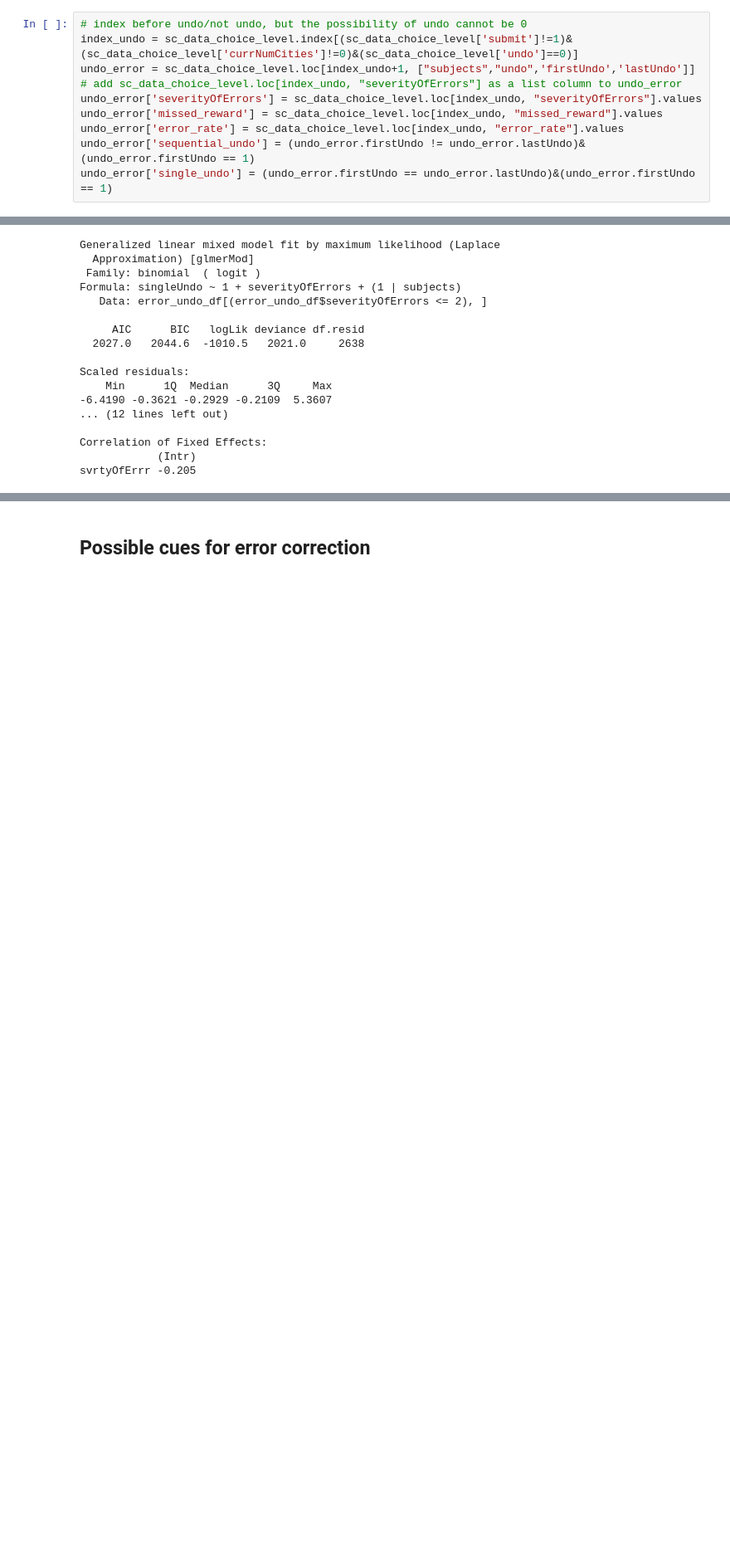
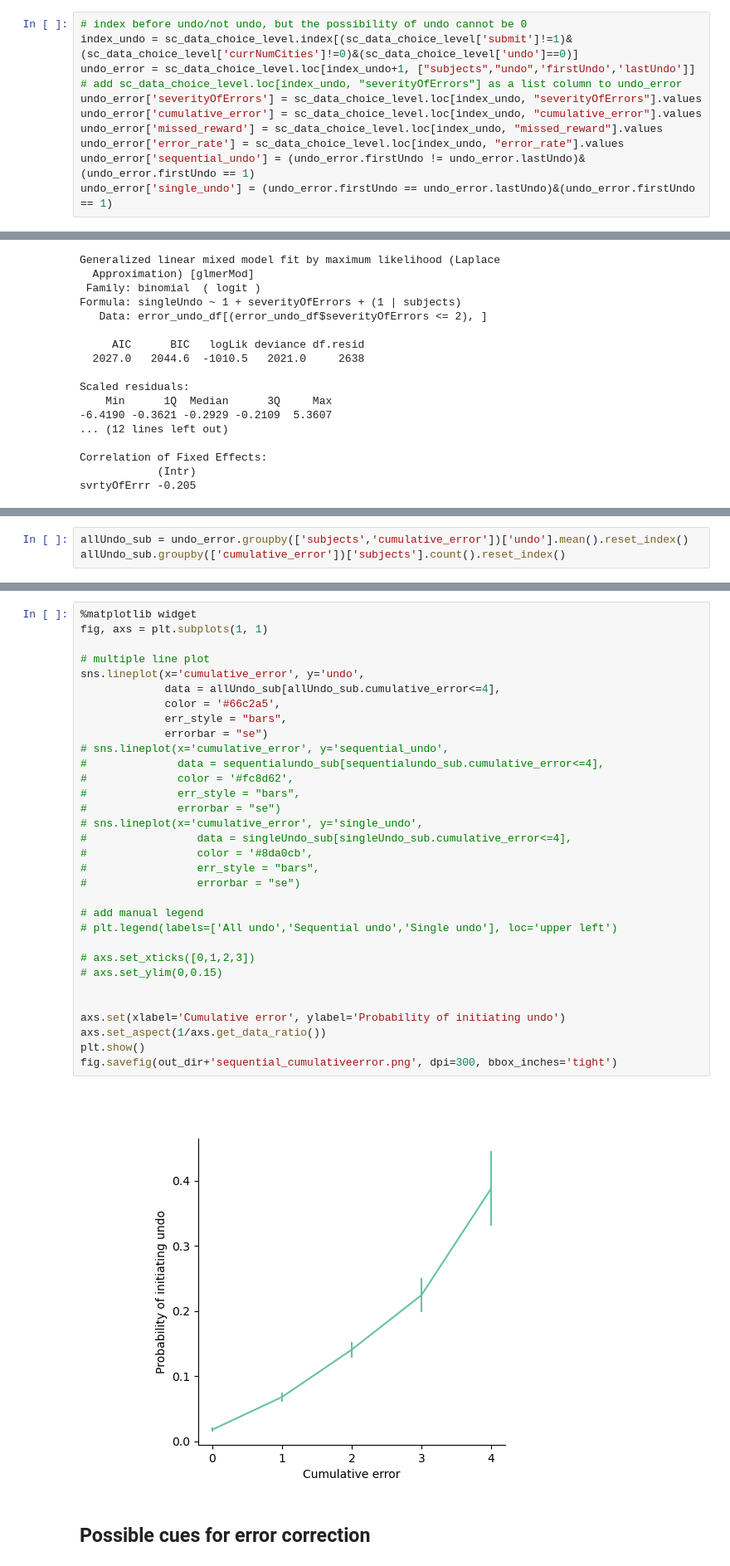
Before and after one commit to sherrybao222/Road_Construction, a Jupyter notebook: analysis/online_2022/final_figures.ipynb, the cells around one changed output, grey strips where cells are left out. Shown at 83% size. Drawn from its saved outputs; the diff is of its cells as text; blank space fills up the shorter version.

```diff
--- a/analysis/online_2022/final_figures.ipynb
+++ b/analysis/online_2022/final_figures.ipynb
@@ -1045,6 +1045,7 @@ index_undo = sc_data_choice_level.index[(sc_data_choice_level['submit']!=1)&(sc_
 undo_error = sc_data_choice_level.loc[index_undo+1, ["subjects","undo",'firstUndo','lastUndo']]
 # add sc_data_choice_level.loc[index_undo, "severityOfErrors"] as a list column to undo_error
 undo_error['severityOfErrors'] = sc_data_choice_level.loc[index_undo, "severityOfErrors"].values
+undo_error['cumulative_error'] = sc_data_choice_level.loc[index_undo, "cumulative_error"].values
 undo_error['missed_reward'] = sc_data_choice_level.loc[index_undo, "missed_reward"].values
 undo_error['error_rate'] = sc_data_choice_level.loc[index_undo, "error_rate"].values
 undo_error['sequential_undo'] = (undo_error.firstUndo != undo_error.lastUndo)&(undo_error.firstUndo == 1)
@@ -1494,0 +1498,3 @@ svrtyOfErrr -0.205
+# %%
+allUndo_sub = undo_error.groupby(['subjects','cumulative_error'])['undo'].mean().reset_index()
+allUndo_sub.groupby(['cumulative_error'])['subjects'].count().reset_index()
@@ -1495,3 +1537,37 @@ svrtyOfErrr -0.205
+# %%
+%matplotlib widget
+fig, axs = plt.subplots(1, 1)
+
+# multiple line plot
+sns.lineplot(x='cumulative_error', y='undo',
+             data = allUndo_sub[allUndo_sub.cumulative_error<=4],
+             color = '#66c2a5',
+             err_style = "bars",
+             errorbar = "se")
+# sns.lineplot(x='cumulative_error', y='sequential_undo',
+#              data = sequentialundo_sub[sequentialundo_sub.cumulative_error<=4],
+#              color = '#fc8d62',
+#              err_style = "bars",
+#              errorbar = "se")
+# sns.lineplot(x='cumulative_error', y='single_undo',
+#                 data = singleUndo_sub[singleUndo_sub.cumulative_error<=4],
+#                 color = '#8da0cb',
+#                 err_style = "bars",
+#                 errorbar = "se")
+
+# add manual legend
+# plt.legend(labels=['All undo','Sequential undo','Single undo'], loc='upper left')
+
+# axs.set_xticks([0,1,2,3])
+# axs.set_ylim(0,0.15)
+
+
+axs.set(xlabel='Cumulative error', ylabel='Probability of initiating undo')
+axs.set_aspect(1/axs.get_data_ratio())
+plt.show()
+fig.savefig(out_dir+'sequential_cumulativeerror.png', dpi=300, bbox_inches='tight')
+# %% [output]
+[figure, added]
 # %% [markdown]
 ## Possible cues for error correction
 # %%
```
Also changed, not shown: parts of 24 cells of this notebook.
